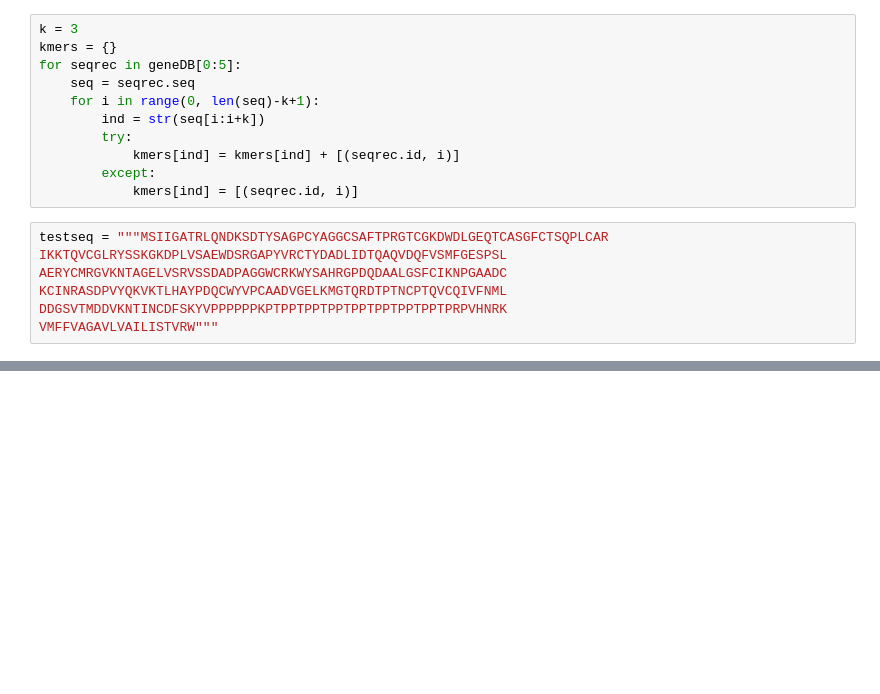
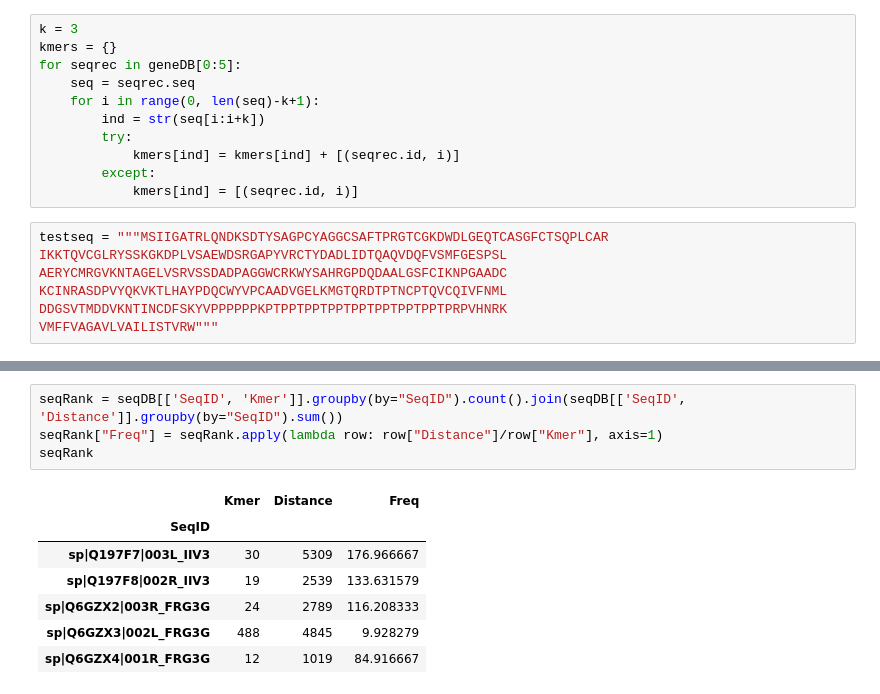
Before and after one commit to murk3000/blast-algorithm, a Jupyter notebook: v1.ipynb, the cells around one changed output, grey strips where cells are left out. Saved outputs shown, nothing was run; the diff lists cells and outputs as text; blank space fills up the shorter version.

```diff
--- a/v1.ipynb
+++ b/v1.ipynb
@@ -56,0 +95,12 @@ count
+# %%
+seqRank = seqDB[['SeqID', 'Kmer']].groupby(by="SeqID").count().join(seqDB[['SeqID', 'Distance']].groupby(by="SeqID").sum())
+seqRank["Freq"] = seqRank.apply(lambda row: row["Distance"]/row["Kmer"], axis=1)
+seqRank
+# %% [output]
+|  | Kmer | Distance | Freq |
+| SeqID |  |  |  |
+| sp|Q197F7|003L_IIV3 | 30 | 5309 | 176.966667 |
+| sp|Q197F8|002R_IIV3 | 19 | 2539 | 133.631579 |
+| sp|Q6GZX2|003R_FRG3G | 24 | 2789 | 116.208333 |
+| sp|Q6GZX3|002L_FRG3G | 488 | 4845 | 9.928279 |
+| sp|Q6GZX4|001R_FRG3G | 12 | 1019 | 84.916667 |
```
Also changed, not shown: parts of 2 cells of this notebook.
